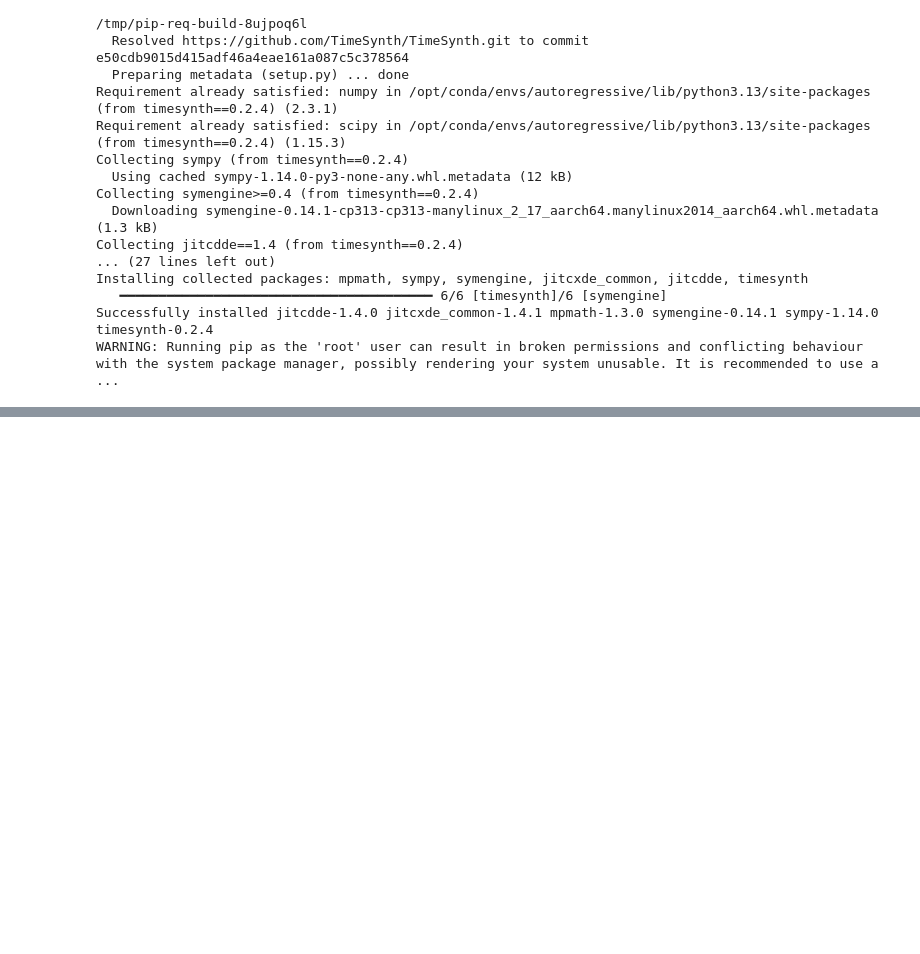
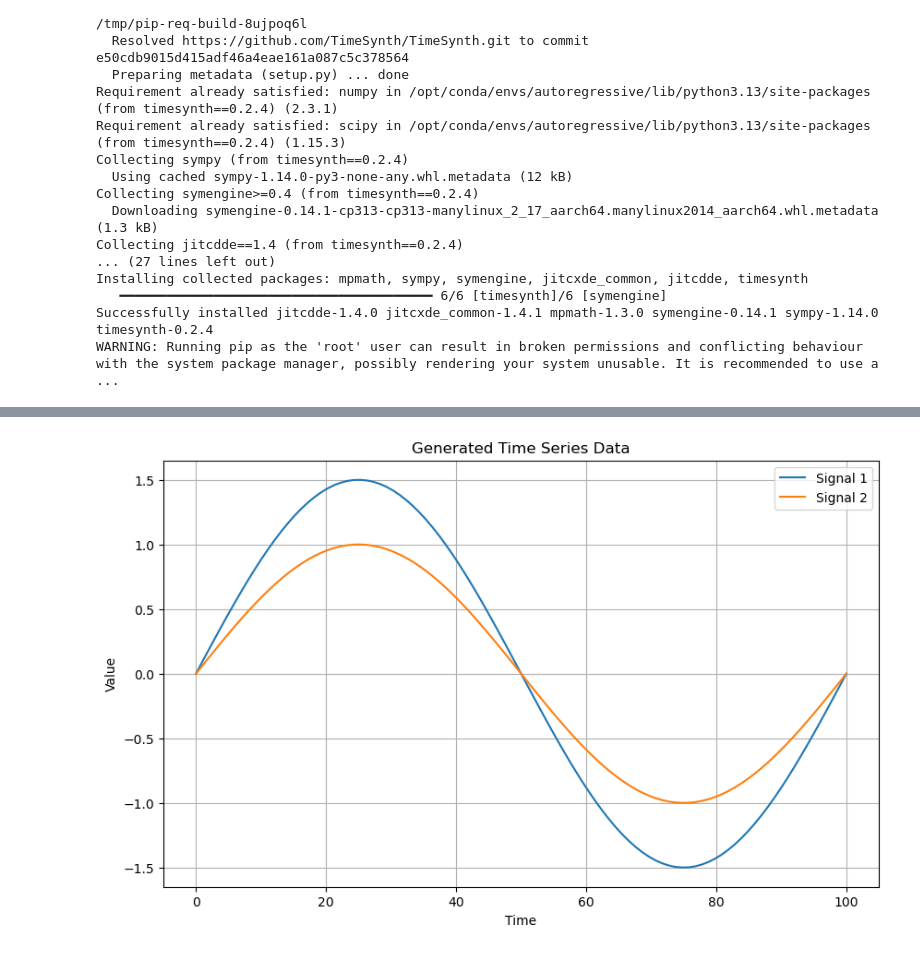
Before and after one commit to johnsonlarryl/machine_learning_training, a Jupyter notebook: supervised/regression/autoregressive/chapter_1/notebooks/timesynth.ipynb, the cells around one changed output, grey strips where cells are left out. Saved outputs shown, nothing was run; the diff lists cells and outputs as text; code cells hidden in the pictures; blank space fills up the shorter version.

```diff
--- a/supervised/regression/autoregressive/chapter_1/notebooks/timesynth.ipynb
+++ b/supervised/regression/autoregressive/chapter_1/notebooks/timesynth.ipynb
@@ -93 +89,5 @@ times_series_4 = {"samples" : regular_time_samples_4, "signals": signals_4, "err
 times_series = [times_series_3, times_series_4]
+# %%
+plot_timeseries(times_series)
+# %% [output]
+[figure, added]
```
Also changed, not shown: parts of 3 cells of this notebook.
